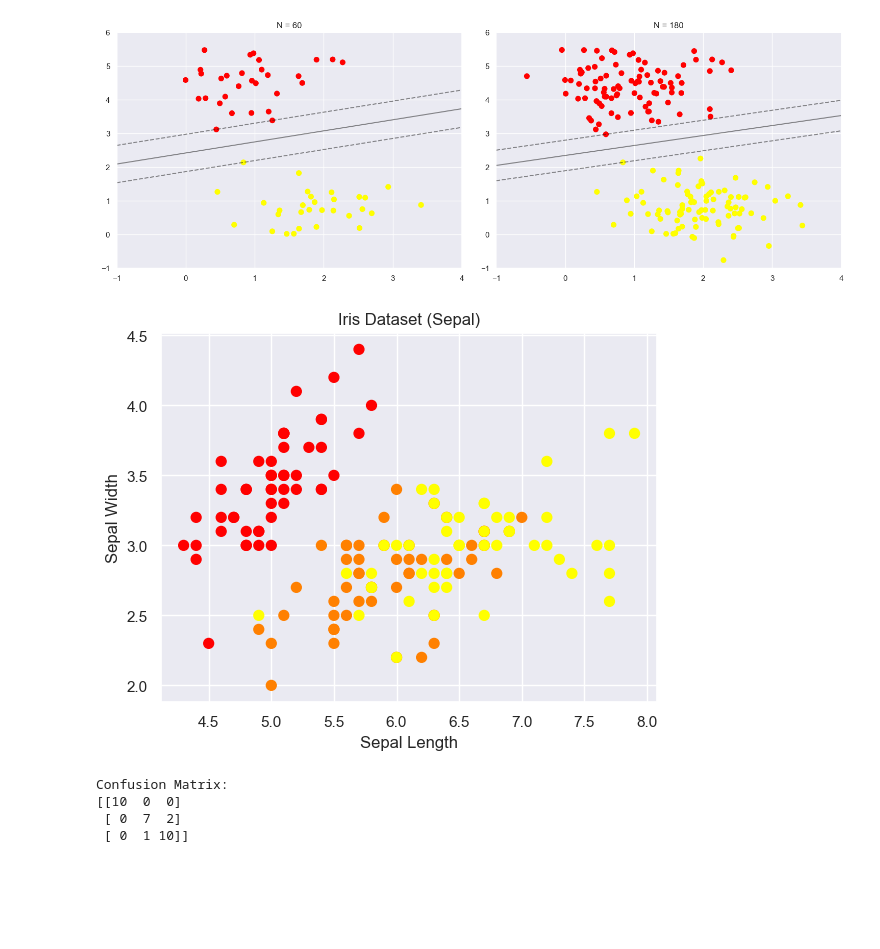
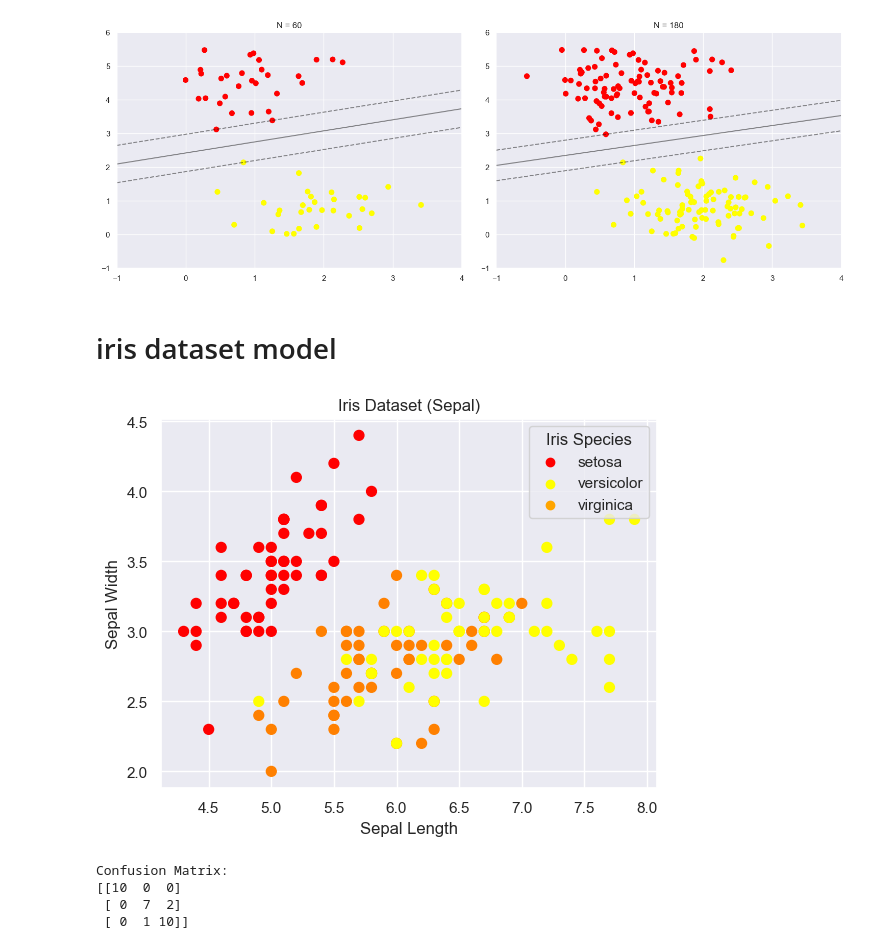
Before and after one commit to LukaBrennan/LinearRegression, a Jupyter notebook: SupportVector/SupportVectorMachine.ipynb, the cells around one changed output. Saved outputs shown, nothing was run; the diff lists cells and outputs as text; code cells hidden in the pictures; blank space fills up the shorter version.

Commit message:
Final changes to SVM
Made changes to the scatter plot and added a function that will allow user input to predict the species

```diff
--- a/SupportVector/SupportVectorMachine.ipynb
+++ b/SupportVector/SupportVectorMachine.ipynb
@@ -94,4 +96,6 @@ for axi, N in zip(ax, [60, 180]):
     axi.set_title('N = {0}'.format(N))
 # %% [output]
 [figure]
+# %% [markdown]
+# iris dataset model
 # %%
@@ -107,14 +110,20 @@ iris = load_iris() # Loads the dataset
 # The roles, Feature role and Target role
 X = iris.data[:, :2 ]  # This uses just two out of the 5 features, these current features are the [sepal length] and [sepal width]
 y = iris.target  # There are 3 Targets [Iris Setosa, Iris Versicolour and Iris Virginica]. This code Targets all of them.
-# %%
-plt.scatter(X[:, 0], X[:, 1], c=y, s=50, cmap='autumn') # Creating the scatter plot, X-axis is the 1st feature [sepal length] and y-axis is the [sepal width] with c=y being the [color] of Y and S being the [size] and smap is the color of the map which is used.
-plt.xlabel('Sepal Length')
-plt.ylabel('Sepal Width')
-plt.title('Iris Dataset (Sepal)')
-plt.show() # Displaying the scatter plot
-# %% [output]
-[figure, removed]
+# %%
+# Creating the scatter plot
+plt.scatter(X[:, 0], X[:, 1], c=y, s=50, cmap='autumn')
+plt.xlabel('Sepal Length')
+plt.ylabel('Sepal Width')
+plt.title('Iris Dataset (Sepal)')
+
+# Create a legend for the scatter plot
+for species, color in zip(iris.target_names, ['red', 'yellow', 'orange']):
+    plt.scatter([], [], c=color, label=species)
+plt.legend(loc='upper right', title='Iris Species')
+plt.show()
+# %% [output]
+[figure, added]
 # %%
 # Training the model
 model = SVC(kernel='linear') # Creates the SVM classifier which uses a Linear kernel
```
Also changed, not shown: parts of 4 cells of this notebook, 3 other files.
